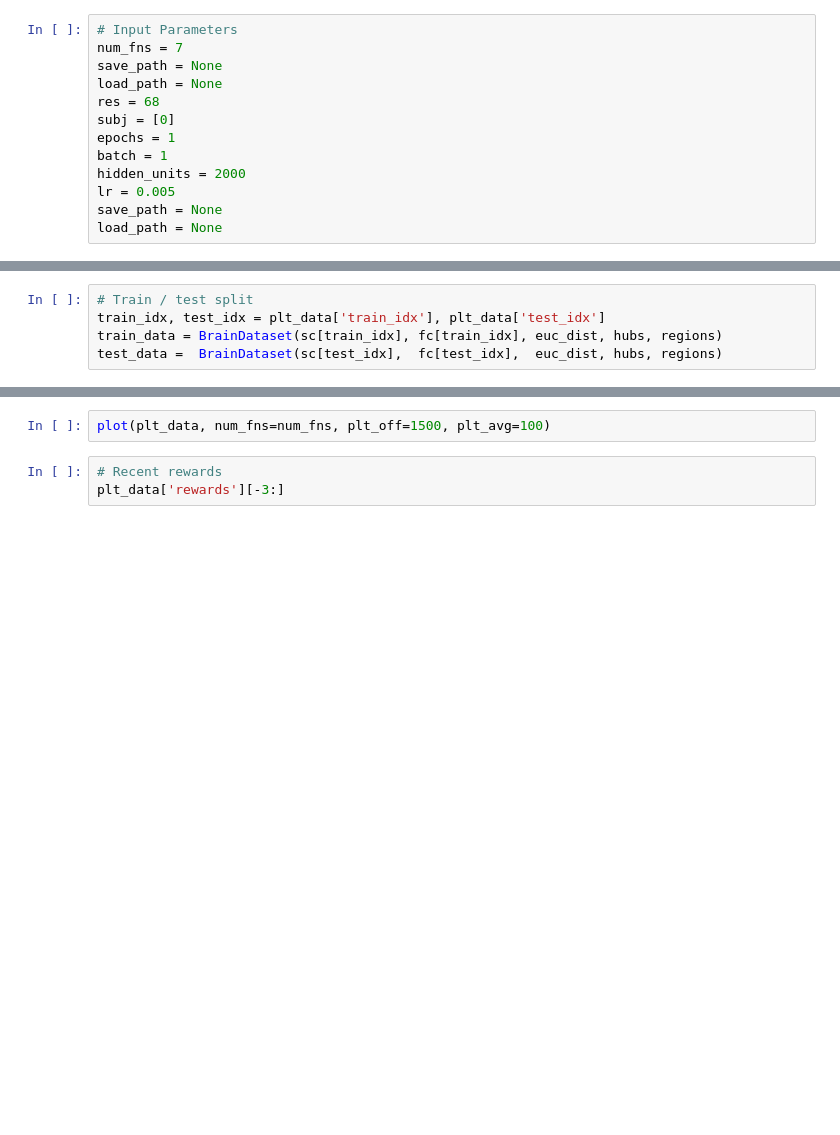
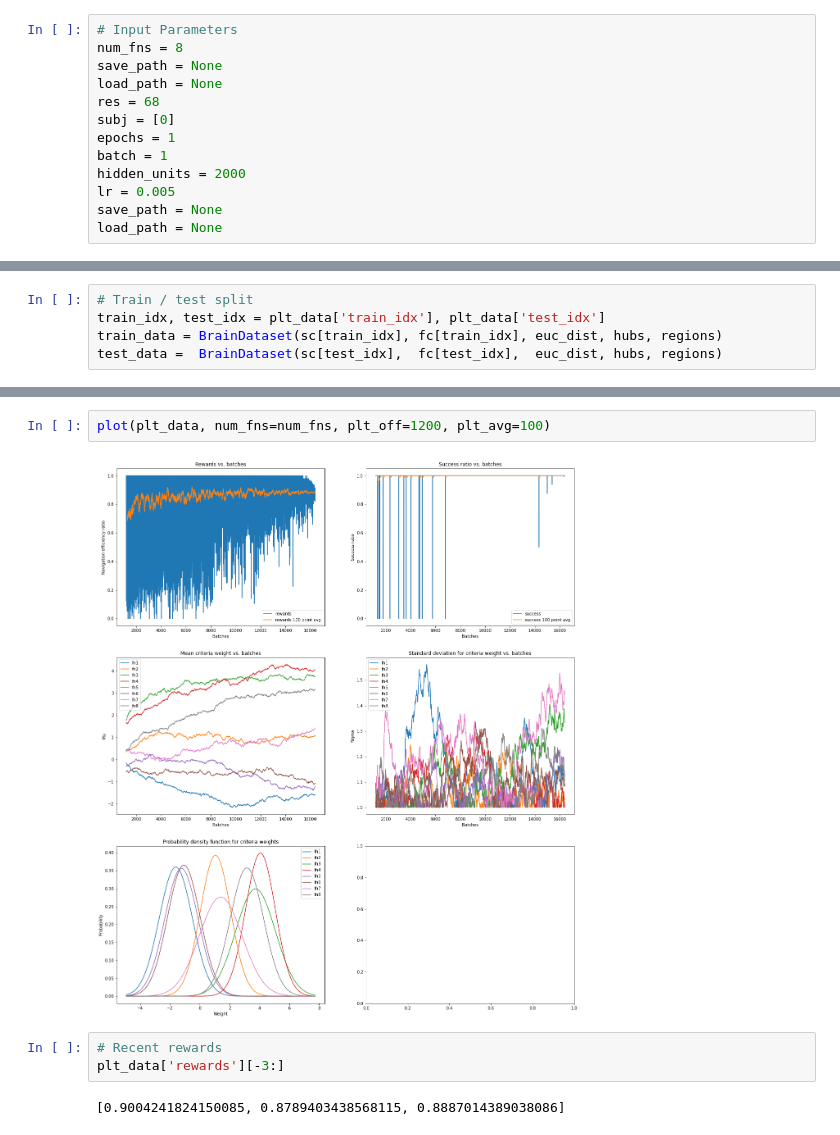
Before and after one commit to Alex-MobileApps/preferred-paths, a Jupyter notebook: demo_ml.ipynb, the cells around one changed output, grey strips where cells are left out. Saved outputs shown, nothing was run; the diff lists cells and outputs as text; blank space fills up the shorter version.

```diff
--- a/demo_ml.ipynb
+++ b/demo_ml.ipynb
@@ -7,7 +7,7 @@ from ml import BrainDataset, PolicyEstimator, reinforce
 from cust_plot import plot
 # %%
 # Input Parameters
-num_fns = 7
+num_fns = 8
 save_path = None
 load_path = None
 res = 68
@@ -77,5 +82,9 @@ plot(plt_data, num_fns=num_fns, plt_avg=100)
 # %%
-plot(plt_data, num_fns=num_fns, plt_off=1500, plt_avg=100)
+plot(plt_data, num_fns=num_fns, plt_off=1200, plt_avg=100)
+# %% [output]
+[figure, added]
 # %%
 # Recent rewards
 plt_data['rewards'][-3:]
+# %% [output]
+[0.9004241824150085, 0.8789403438568115, 0.8887014389038086]
```
Also changed, not shown: parts of 2 cells of this notebook, 3 other files.
